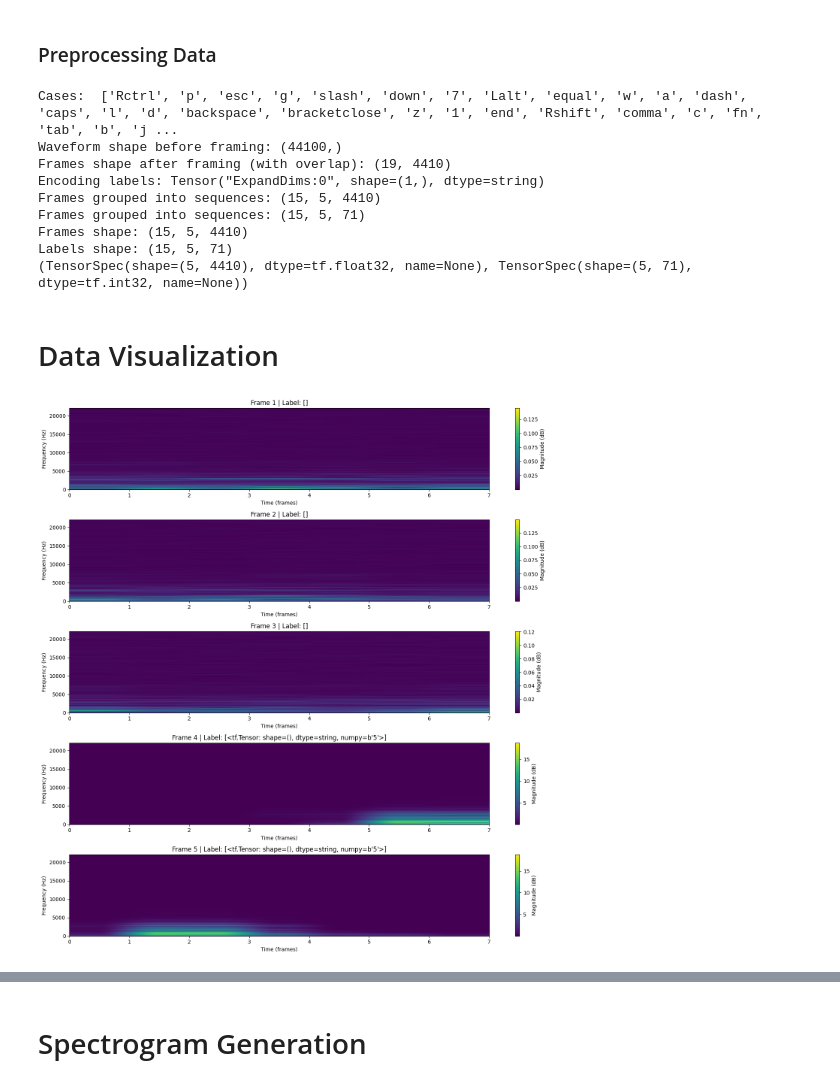
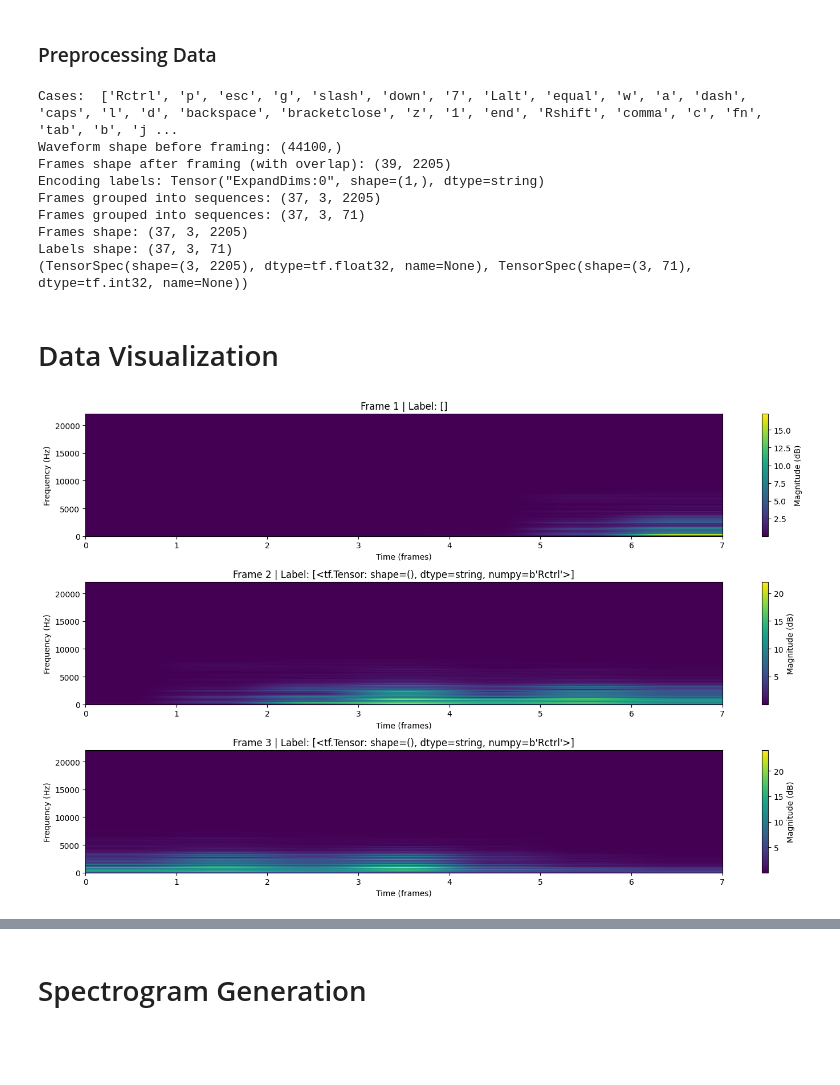
Before and after one commit to IConnC/Acoustic-Keylogger, a Jupyter notebook: training/model.ipynb, the cells around one changed output, grey strips where cells are left out. Cells and saved outputs as stored; diff of their text form; code cells hidden in the pictures; blank space fills up the shorter version.

```diff
--- a/training/model.ipynb
+++ b/training/model.ipynb
@@ -117,16 +117,16 @@ def get_MKA_waveforms_and_labels():
 
 
 # Split audio data into windows
-# frame_length: Number of samples per frame (100ms for 44100 Hz = 4410)
-# frame_step: Number of samples to step between frames (50% overlap = 4410 // 2 = 2204)
-def split_into_100ms_windows(waveform, frame_length=4410, frame_step=2204): # 50ms windows with 50% overlap
+# frame_length: Number of samples per frame (50ms for 44100 Hz = 2205)
+# frame_step: Number of samples to step between frames (50% overlap = 2205 // 2 = 1102)
+def split_into_windows(waveform, frame_length=2205, frame_step=1102): # 50ms windows with 50% overlap
     print("Waveform shape before framing:", waveform.shape)
     frames = tf.signal.frame(waveform, frame_length=frame_length, frame_step=frame_step)
     print("Frames shape after framing (with overlap):", frames.shape)
     return frames
 
 # Group frames into sequences for temporal modeling
-def split_into_100ms_sequences(frames, sequence_length=5):
+def split_into_sequences(frames, sequence_length=5):
     num_frames = tf.shape(frames)[0]
     # Create sequences of `sequence_length` frames
     sequence_step = 1  # Step size for sequences (adjust if needed)
@@ -165,7 +165,7 @@ def preprocess_waveform_and_label(waveform, label, threshold=0.05):
     )
 
     # Split waveform into frames
-    frames = split_into_100ms_windows(waveform)
+    frames = split_into_windows(waveform)
 
     # Detect keypress in each frame
     def detect_keypress(frame):
@@ -189,12 +189,12 @@ def preprocess_waveform_and_label(waveform, label, threshold=0.05):
     frames, labels = filter_insignificant_frames(frames, labels, threshold=0.15)
 
     # Create sequence of 5 frames for temporal differences
-    frame_sequences = split_into_100ms_sequences(frames, 5)
-    label_sequences = split_into_100ms_sequences(labels, 5)
+    frame_sequences = split_into_sequences(frames, 3)
+    label_sequences = split_into_sequences(labels, 3)
 
     # Debugging
-    print("Frames shape:", frame_sequences.shape)  # Should match (num_frames, frame_length)
-    print("Labels shape:", label_sequences.shape)  # Should match (num_frames,)
+    print("Frames shape:", frame_sequences.shape)
+    print("Labels shape:", label_sequences.shape)
 
     return frame_sequences, label_sequences
 # %% [markdown]
@@ -245,17 +245,17 @@ print(flattened_ds.element_spec)
 # %% [output]
 Cases:  ['Rctrl', 'p', 'esc', 'g', 'slash', 'down', '7', 'Lalt', 'equal', 'w', 'a', 'dash', 'caps', 'l', 'd', 'backspace', 'bracketclose', 'z', '1', 'end', 'Rshift', 'comma', 'c', 'fn', 'tab', 'b', 'j ...
 Waveform shape before framing: (44100,)
-Frames shape after framing (with overlap): (19, 4410)
+Frames shape after framing (with overlap): (39, 2205)
 Encoding labels: Tensor("ExpandDims:0", shape=(1,), dtype=string)
-Frames grouped into sequences: (15, 5, 4410)
-Frames grouped into sequences: (15, 5, 71)
-Frames shape: (15, 5, 4410)
-Labels shape: (15, 5, 71)
-(TensorSpec(shape=(5, 4410), dtype=tf.float32, name=None), TensorSpec(shape=(5, 71), dtype=tf.int32, name=None))
+Frames grouped into sequences: (37, 3, 2205)
+Frames grouped into sequences: (37, 3, 71)
+Frames shape: (37, 3, 2205)
+Labels shape: (37, 3, 71)
+(TensorSpec(shape=(3, 2205), dtype=tf.float32, name=None), TensorSpec(shape=(3, 71), dtype=tf.int32, name=None))
 # %% [markdown]
 # Data Visualization
 # %%
-def plot_spectrogram_sequence(sequence, sample_rate=44100, frame_length=4410, frame_step=2204, label=None):
+def plot_spectrogram_sequence(sequence, sample_rate=44100, frame_length=2205, frame_step=1102, label=None):
     sequence_length = sequence.shape[0]
 
     plt.figure(figsize=(15, 3 * sequence_length))  # Adjust figure size based on sequence length
@@ -269,31 +269,31 @@ def plot_spectrogram_sequence(sequence, sample_rate=44100, frame_length=4410, fr
             fft_length=frame_length // 2,
         )
 
         # Compute magnitude spectrogram
         spectrogram = tf.abs(stft)
         spectrogram = tf.transpose(spectrogram)  # Transpose for better visualization
 
         # Plot the spectrogram
         plt.subplot(sequence_length, 1, i + 1)
         plt.imshow(
             10 * tf.math.log1p(spectrogram).numpy(),  # Log-scaled spectrogram
             aspect='auto',
             origin='lower',
             extent=[0, spectrogram.shape[1], 0, sample_rate / 2]
         )
         plt.colorbar(label="Magnitude (dB)")
         title = f"Frame {i + 1}"
         if label is not None:
             title += f" | Label: {label[i]}"
         plt.title(title)
         plt.ylabel("Frequency (Hz)")
         plt.xlabel("Time (frames)")
 
     plt.tight_layout()
     plt.show()
 
 # ds = flattened_ds.shuffle(10000)
 for sequence, label_sequence in flattened_ds.take(1):
     plot_spectrogram_sequence(sequence, label=[multi_label_binary_decode_tensor(x) for x in label_sequence])
 # %% [output]
-[figure, old version]
+[figure, new version]
```
Also changed, not shown: parts of 1 cell of this notebook, 3 other files.
